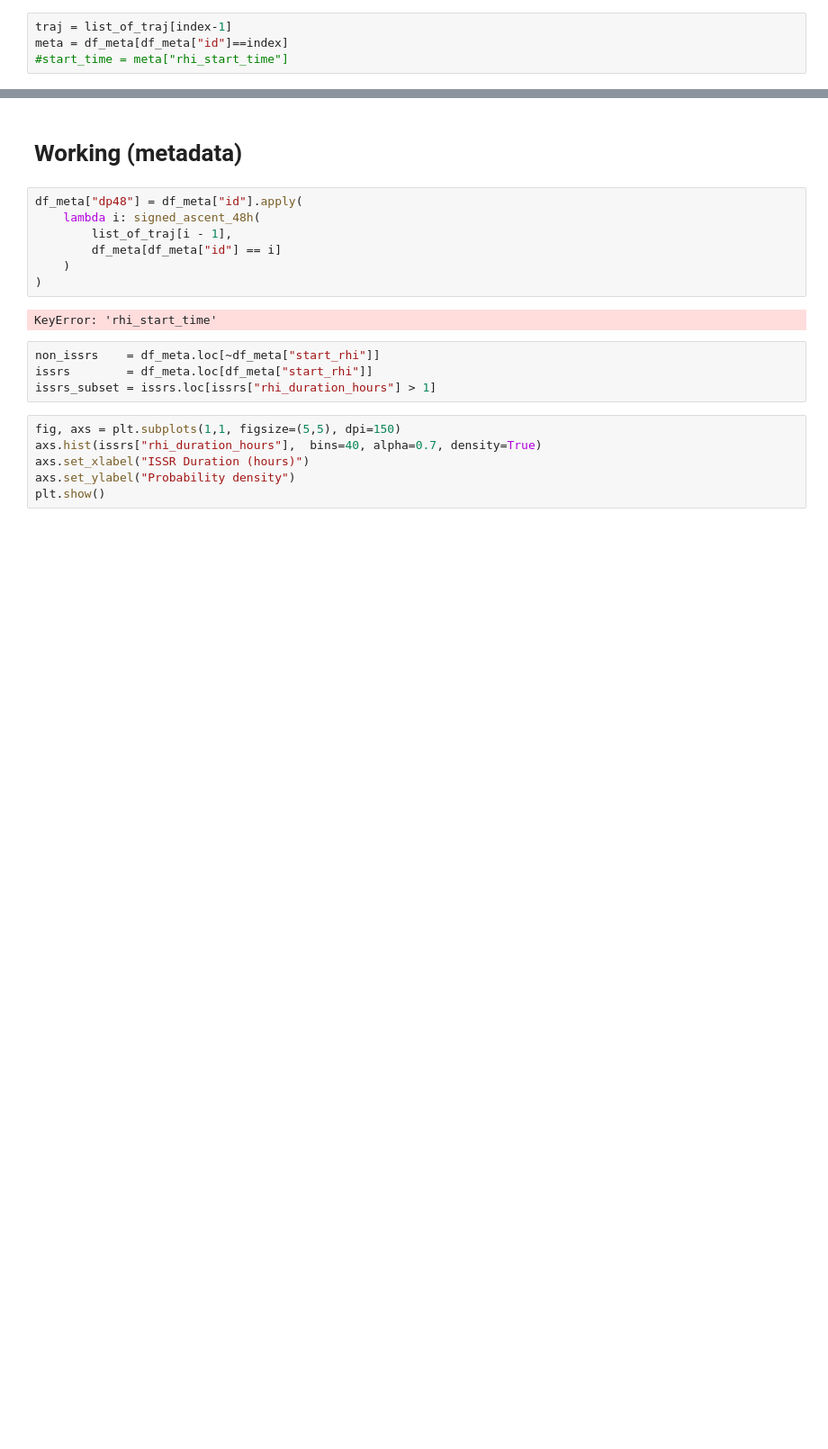
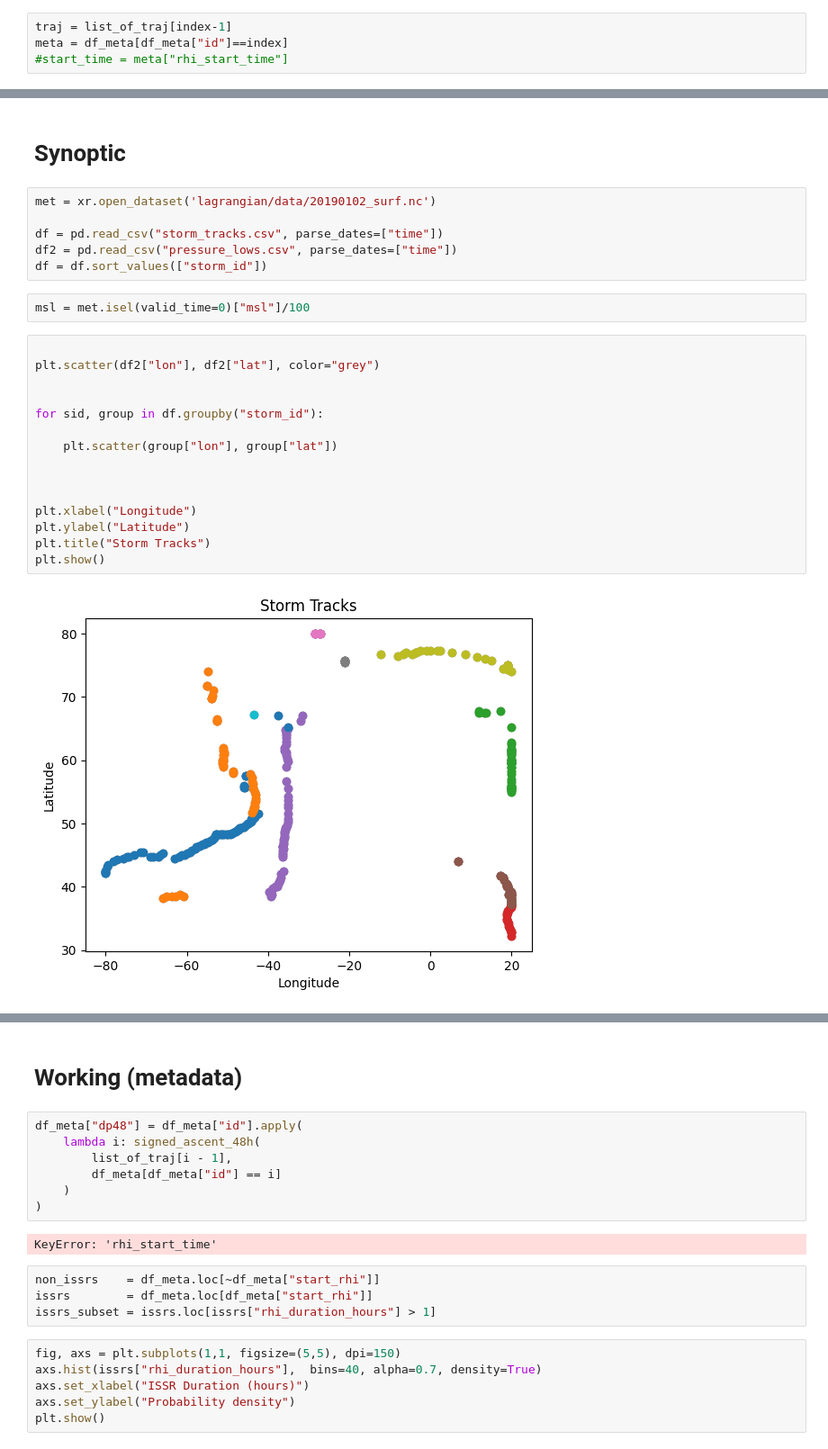
Before and after one commit to lewisclarkan/LagrangianAnalysis, a Jupyter notebook: plot.ipynb, the cells around one changed output, grey strips where cells are left out. Shown at 90% size. Saved outputs shown, nothing was run; the diff lists cells and outputs as text; blank space fills up the shorter version.

```diff
--- a/plot.ipynb
+++ b/plot.ipynb
@@ -378,0 +715,27 @@ plt.show()
+# %% [markdown]
+# Synoptic
+# %%
+met = xr.open_dataset('lagrangian/data/20190102_surf.nc')
+
+df = pd.read_csv("storm_tracks.csv", parse_dates=["time"])
+df2 = pd.read_csv("pressure_lows.csv", parse_dates=["time"])
+df = df.sort_values(["storm_id"])
+# %%
+msl = met.isel(valid_time=0)["msl"]/100
+# %%
+
+plt.scatter(df2["lon"], df2["lat"], color="grey")
+
+
+for sid, group in df.groupby("storm_id"):
+
+    plt.scatter(group["lon"], group["lat"])
+
+
+
+plt.xlabel("Longitude")
+plt.ylabel("Latitude")
+plt.title("Storm Tracks")
+plt.show()
+# %% [output]
+[figure, added]
```
Also changed, not shown: parts of 24 cells of this notebook, 1 other file.
